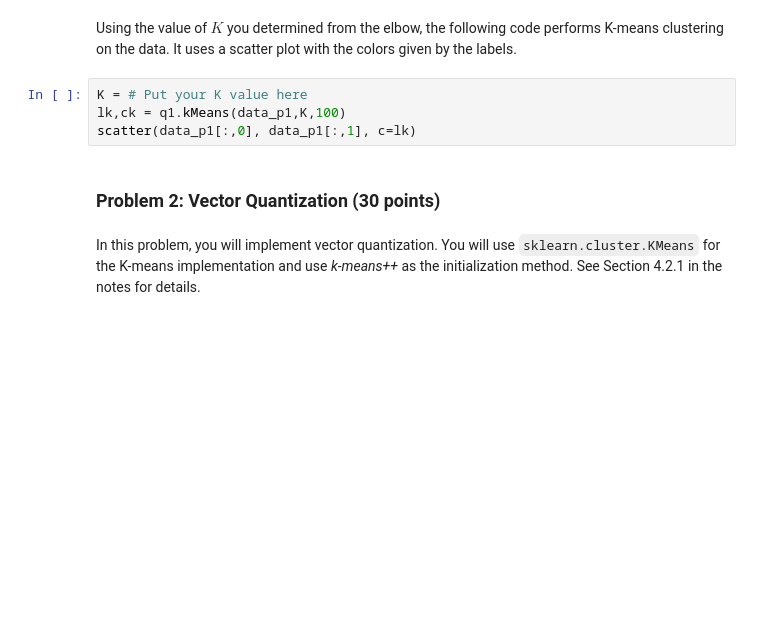
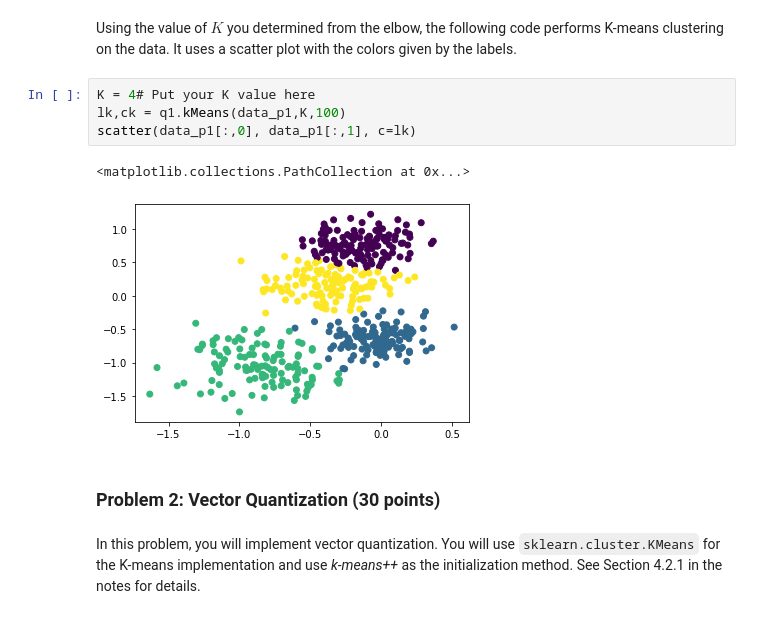
Before and after one commit to samuel95207/2021-FA-UIUC-ECE365-Data-Science-and-Engineering, a Jupyter notebook: Part1/Lab4/Lab 4 - Clustering and Linear Regression.ipynb, the cells around one changed output. Cells and saved outputs as stored; diff of their text form; blank space fills up the shorter version.

```diff
--- a/Part1/Lab4/Lab 4 - Clustering and Linear Regression.ipynb
+++ b/Part1/Lab4/Lab 4 - Clustering and Linear Regression.ipynb
@@ -79,9 +84,12 @@ plot(range(2,11),err)
 # %% [markdown]
 Using the value of $K$ you determined from the elbow, the following code performs K-means clustering on the data. It uses a scatter plot with the colors given by the labels.
 # %%
-K = # Put your K value here
+K = 4# Put your K value here
 lk,ck = q1.kMeans(data_p1,K,100)
 scatter(data_p1[:,0], data_p1[:,1], c=lk)
+# %% [output]
+<matplotlib.collections.PathCollection at 0x...>
+[figure, added]
 # %% [markdown]
 ### Problem 2: Vector Quantization (30 points)
 # %% [markdown]
```
Also changed, not shown: parts of 9 cells of this notebook.
